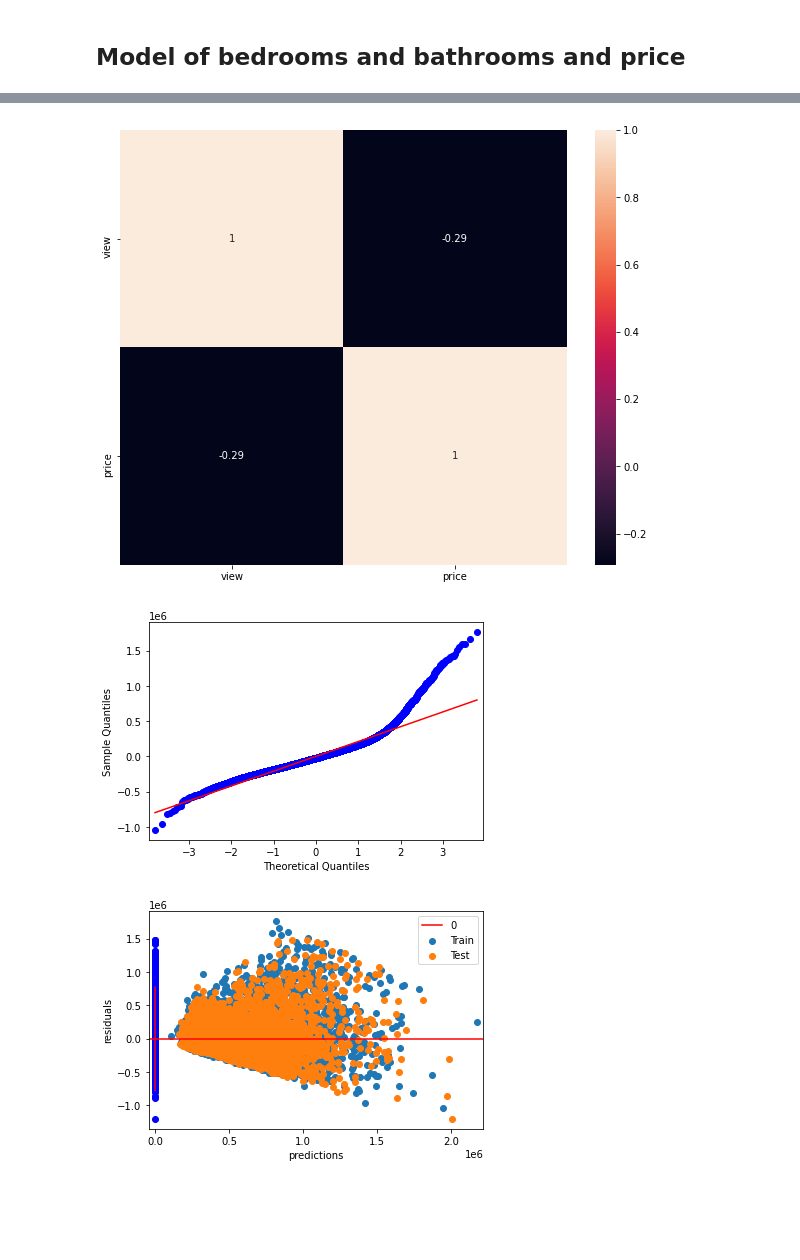
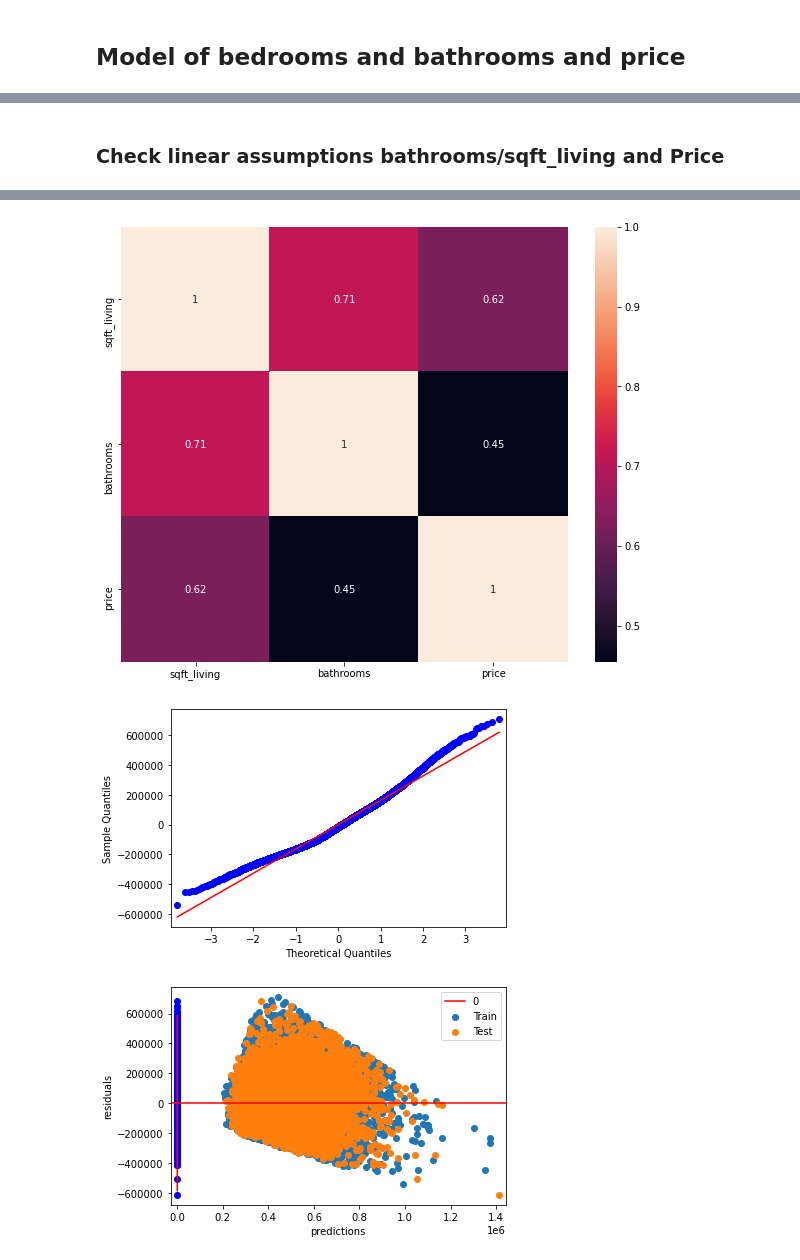
Before and after one commit to Jyve00/King-County-Housing-, a Jupyter notebook: notebooks/Tony/DataModeling.ipynb, the cells around one changed output, grey strips where cells are left out. Saved outputs shown, nothing was run; the diff lists cells and outputs as text; code cells hidden in the pictures; blank space fills up the shorter version.

Commit message:
added models

```diff
--- a/notebooks/Tony/DataModeling.ipynb
+++ b/notebooks/Tony/DataModeling.ipynb
@@ -265,2 +303,5 @@ OLS Regression Results
 Notes:
 [1] Standard Errors assume that the covariance matrix of the errors is correctly specified.
+# %%
+train_preds = model.predict(sm.add_constant(X_train['bathrooms']))
+test_preds = model.predict(sm.add_constant(X_test['bathrooms']))
@@ -300,2 +354,5 @@ OLS Regression Results
 Notes:
 [1] Standard Errors assume that the covariance matrix of the errors is correctly specified.
+# %%
+train_preds = model.predict(sm.add_constant(X_train[['bedrooms','bathrooms']]))
+test_preds = model.predict(sm.add_constant(X_test[['bedrooms','bathrooms']]))
@@ -304,5 +383,5 @@ Notes:
 # %%
-model = sm.OLS(y_train, sm.add_constant(X_train['view'])).fit()
+model = sm.OLS(y_train, sm.add_constant(X_train[['sqft_living', 'bathrooms']])).fit()
 model.summary()
 # %% [output]
 OLS Regression Results
@@ -326,0 +409,3 @@ Notes:
+# %%
+train_preds = model.predict(sm.add_constant(X_train[['sqft_living','bathrooms']]))
+test_preds = model.predict(sm.add_constant(X_test[['sqft_living','bathrooms']]))
@@ -327,3 +425,5 @@ Notes:
+# %% [markdown]
+### Check linear assumptions bathrooms/sqft_living and Price
 # %%
-check_assumptions(X_train['view'], y_train, train_preds, test_preds, y_test)
+check_assumptions(X_train[['sqft_living', 'bathrooms']], y_train, train_preds, test_preds, y_test)
 # %% [output]
@@ -331,3 +431,3 @@ check_assumptions(X_train['view'], y_train, train_preds, test_preds, y_test)
-[figure, old version]
+[figure, new version]
-[figure, old version]
+[figure, new version]
-[figure, old version]
+[figure, new version]
```
Also changed, not shown: parts of 38 cells of this notebook, 2 other files.
